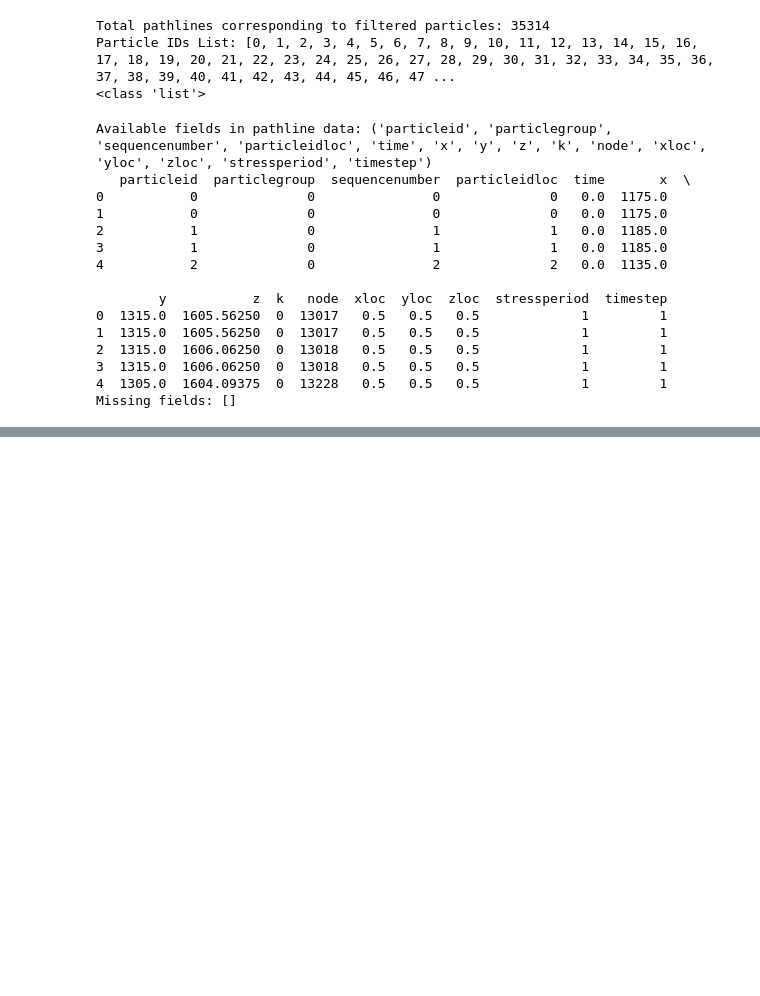
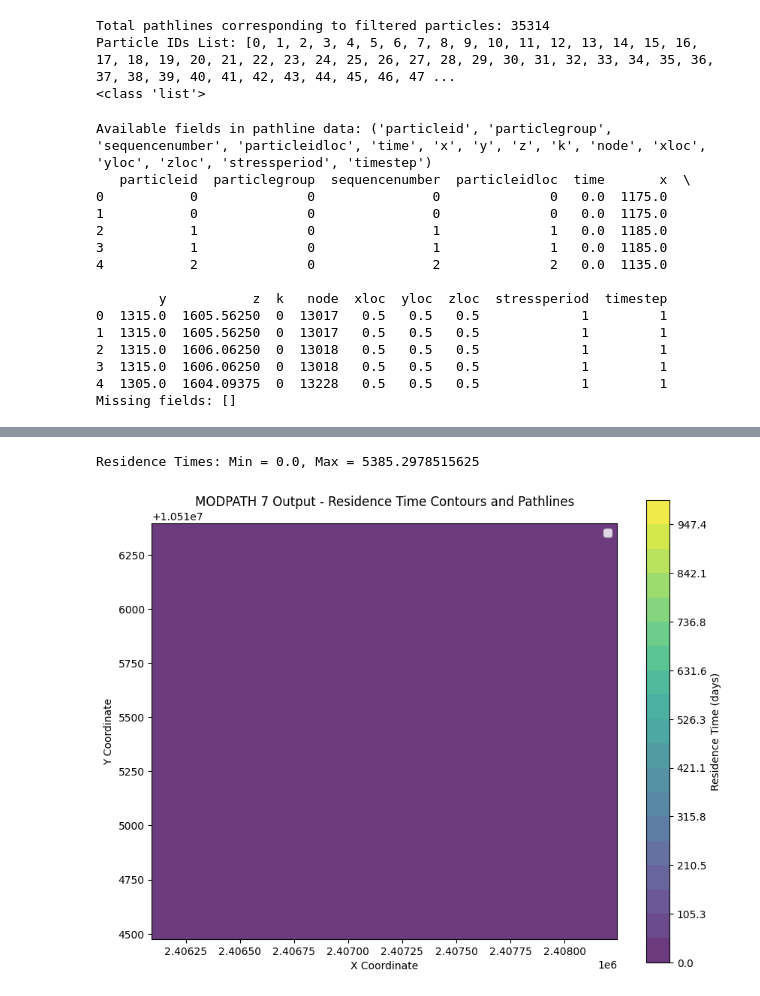
Before and after one commit to USACE-WRISES/HyporheicFloPy, a Jupyter notebook: VQuintana/Particle_plotting_test.ipynb, the cells around one changed output, grey strips where cells are left out. Saved outputs shown, nothing was run; the diff lists cells and outputs as text; code cells hidden in the pictures; blank space fills up the shorter version.

```diff
--- a/VQuintana/Particle_plotting_test.ipynb
+++ b/VQuintana/Particle_plotting_test.ipynb
@@ -269,0 +276,72 @@ plt.show()
+# %%
+from scipy.interpolate import griddata
+
+# Interpolate residence time onto a grid
+# Extract residence times (total travel time) for filtered particles
+residence_times = [ep['time'] for ep in filtered_particles]
+
+# Extract x and y positions for filtered particles
+x_positions = [ep['x'] for ep in filtered_particles]
+y_positions = [ep['y'] for ep in filtered_particles]
+
+# Ensure residence times are valid
+print(f"Residence Times: Min = {np.min(residence_times)}, Max = {np.max(residence_times)}")
+residence_times = [t for t in residence_times if t > 0]  # Filter out negative or zero times
+
+# Combine x, y, and residence_times into a single list of tuples
+filtered_data = [(x, y, t) for x, y, t in zip(x_positions, y_positions, residence_times) if t > 0]
+
+# Unpack the filtered data back into separate lists
+x_positions, y_positions, residence_times = zip(*filtered_data)
+
+# Convert back to lists if needed
+x_positions = list(x_positions)
+y_positions = list(y_positions)
+residence_times = list(residence_times)
+
+# Clip residence times for better visualization
+max_residence_time = 1000  # Define a max value for plotting
+residence_times = np.clip(residence_times, 0, max_residence_time)
+
+# Create a meshgrid for interpolation
+grid_x, grid_y = np.meshgrid(
+    np.linspace(x_min, x_max, 2119),  # 100 points along x-axis
+    np.linspace(y_min, y_max, 2119),  # 100 points along y-axis
+)
+
+# Interpolate residence times onto the grid
+grid_residence_time = griddata(
+    (x_positions, y_positions),
+    residence_times,
+    (grid_x, grid_y),
+    method='linear',
+    fill_value=0  # Fallback value for missing data
+)
+
+# Plot combined visualization
+plt.figure(figsize=(10, 8))
+mm = flopy.plot.PlotMapView(model=gwf)
+
+# Plot residence time contours
+contour_levels = np.linspace(0, max_residence_time, 20)  # 20 levels between 0 and max residence time
+contour = plt.contourf(grid_x, grid_y, grid_residence_time, levels=contour_levels, cmap="viridis", alpha=0.8)
+cbar = plt.colorbar(contour)
+cbar.set_label("Residence Time (days)")
+
+# Plot pathlines
+mm.plot_pathline(filtered_pathlines_df, layer="all", colors="blue", label="Pathlines")
+
+# Apply spatial extent for zooming
+mm.ax.set_xlim(extent[0], extent[1])
+mm.ax.set_ylim(extent[2], extent[3])
+
+# Add title and legend
+plt.title("MODPATH 7 Output - Residence Time Contours and Pathlines")
+mm.ax.legend()
+plt.xlabel("X Coordinate")
+plt.ylabel("Y Coordinate")
+
+plt.show()
+# %% [output]
+Residence Times: Min = 0.0, Max = 5385.2978515625
+[figure, added]
```
Also changed, not shown: parts of 6 cells of this notebook.
